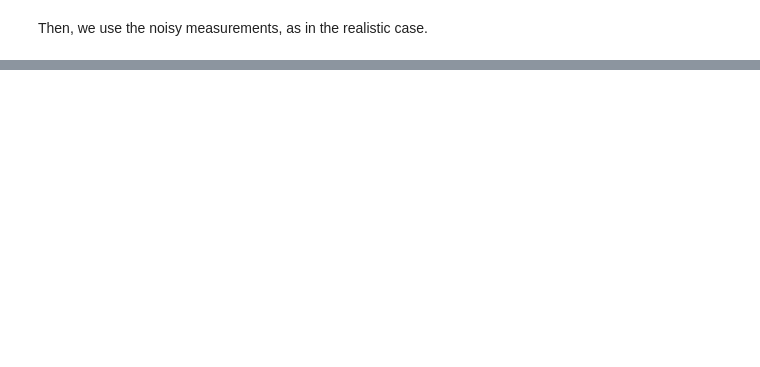
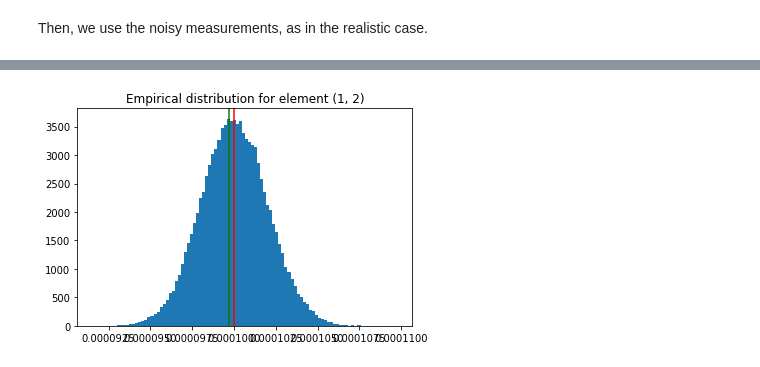
Before and after one commit to DecodEPFL/eiv-grid-id, a Jupyter notebook: notebooks/EF_03_noise_mc_test.ipynb, the cells around one changed output, grey strips where cells are left out. Cells and saved outputs as stored; diff of their text form; code cells hidden in the pictures; blank space fills up the shorter version.

```diff
--- a/notebooks/EF_03_noise_mc_test.ipynb
+++ b/notebooks/EF_03_noise_mc_test.ipynb
@@ -118,7 +141,10 @@ plt.axvline(actual_covariance[0, 0], color='red');
 # %%
 plt.hist(cov_avg_true_22, bins = 100)
 plt.title('Empirical distribution for element (1, 2)')
-plt.axvline(actual_covariance[1, 1], color='red');
+plt.axvline(actual_covariance[1, 1], color='green');
+plt.axvline(covariance_average_true[1, 1], color='red');
+# %% [output]
+[figure, added]
 # %%
 plt.hist(cov_avg_true_12, bins = 100)
 plt.title('Empirical distribution for element (2, 2)')
```
Also changed, not shown: parts of 10 cells of this notebook, 4 other files.
